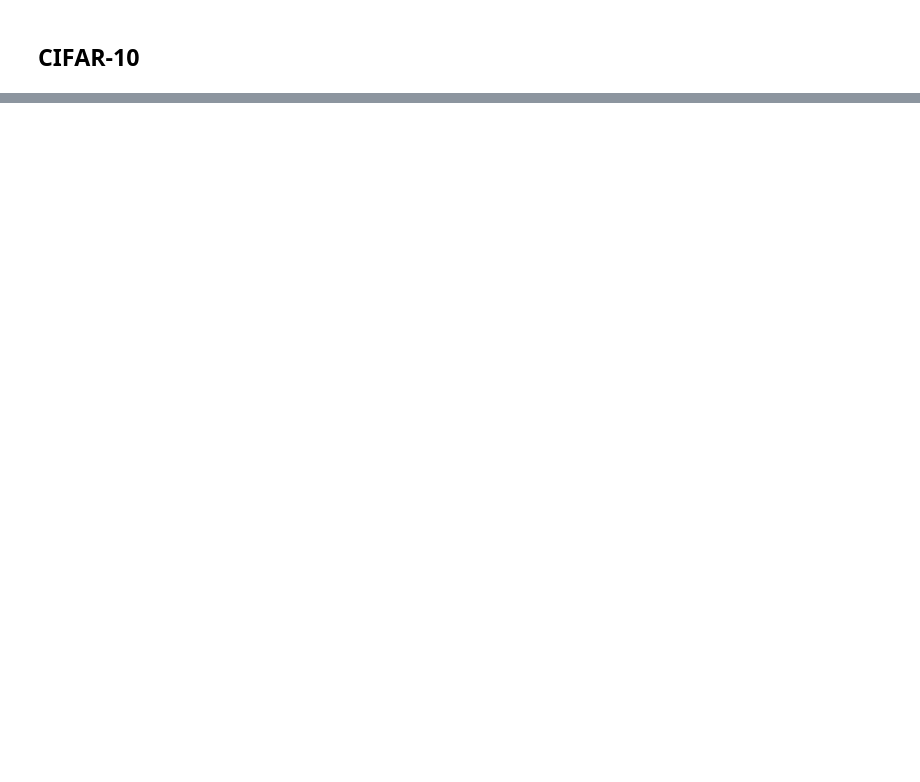
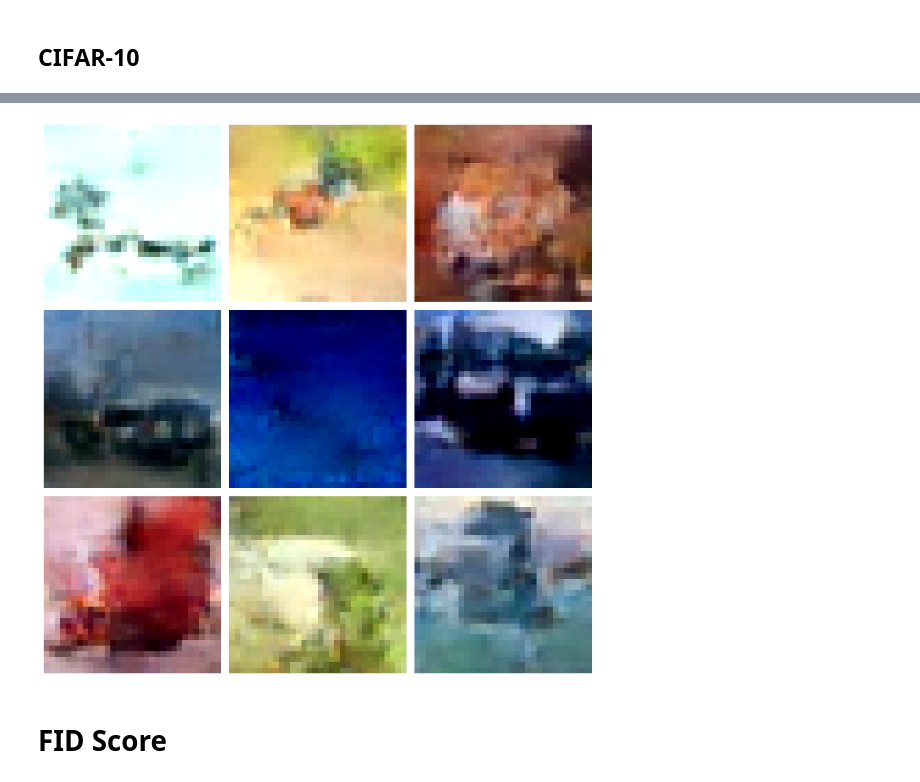
Before and after one commit to Gmaniko/02456-DDPM, a Jupyter notebook: Final/main.ipynb, the cells around one changed output, grey strips where cells are left out. Drawn from its saved outputs; the diff is of its cells as text; code cells hidden in the pictures; blank space fills up the shorter version.

```diff
--- a/Final/main.ipynb
+++ b/Final/main.ipynb
@@ -331,0 +314,10 @@ plt.show()
+# %%
+cifar_samples = sampling(cifar_model, (beta, alpha, alpha_bar),
+                         device=device, dataset_name='cifar10', batch_size=3*3)
+# %%
+grid_plot(cifar_samples, (3,3), (10,10))
+plt.show()
+# %% [output]
+[figure, added]
+# %% [markdown]
+# FID Score
```
Also changed, not shown: parts of 18 cells of this notebook, 1 other file.
